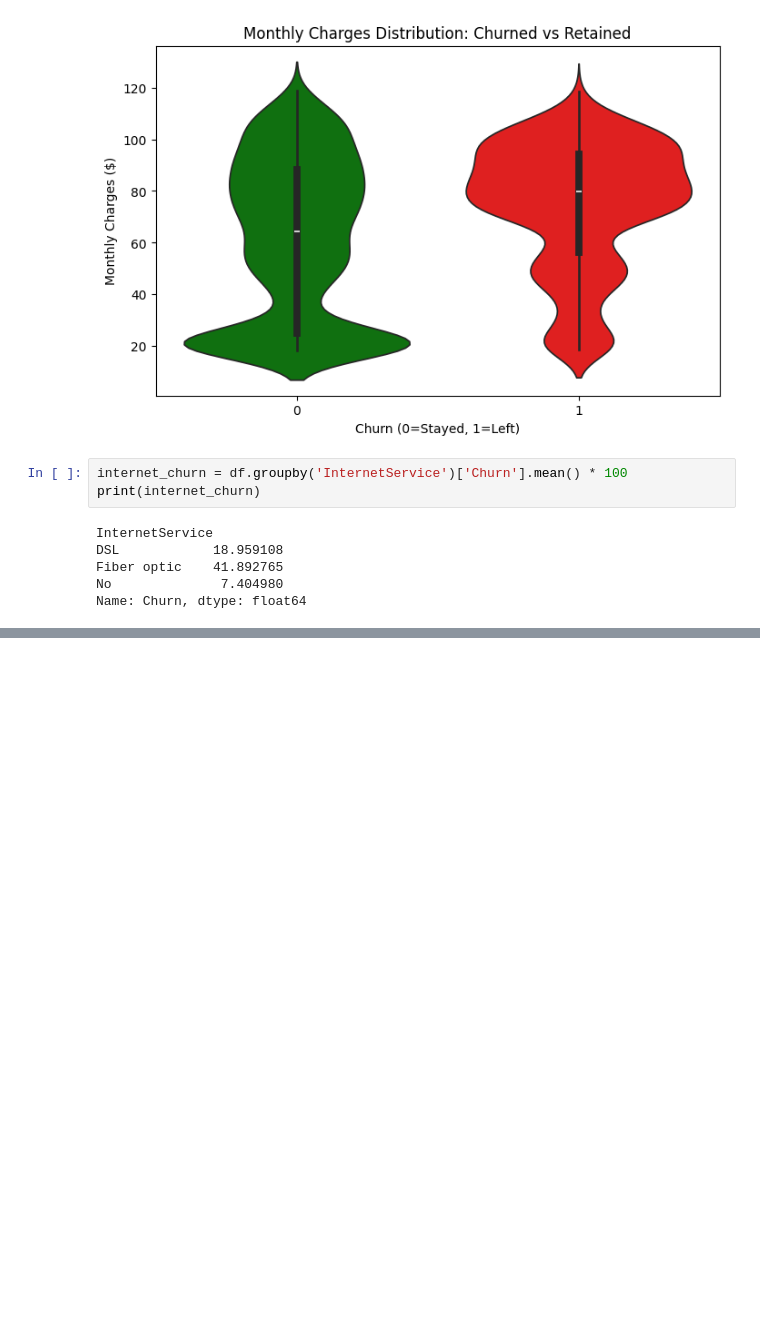
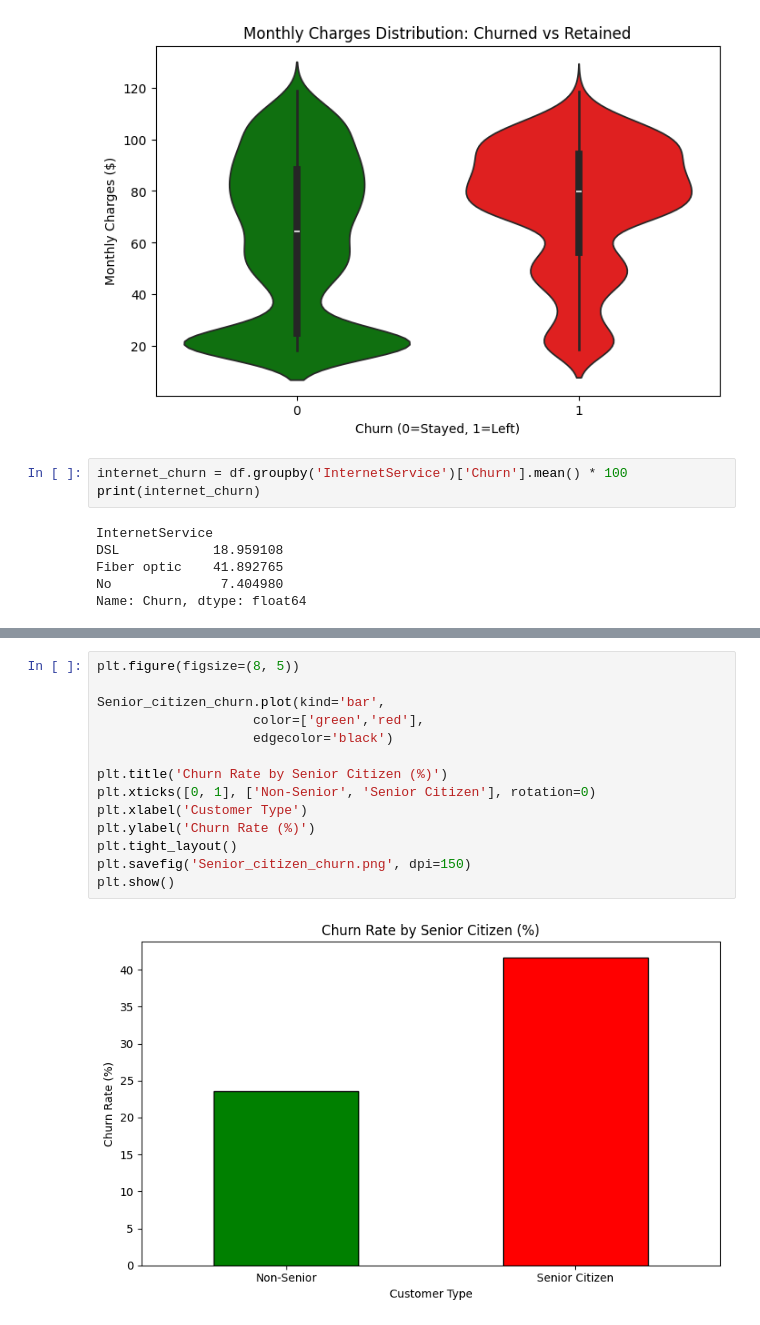
Before and after one commit to anupama-g-bhat/Customer-Churn-Analysis, a Jupyter notebook: churn_analysis.ipynb, the cells around one changed output, grey strips where cells are left out. Cells and saved outputs as stored; diff of their text form; blank space fills up the shorter version.

```diff
--- a/churn_analysis.ipynb
+++ b/churn_analysis.ipynb
@@ -188,0 +216,16 @@ Name: Churn, dtype: float64
+# %%
+plt.figure(figsize=(8, 5))
+
+Senior_citizen_churn.plot(kind='bar',
+                    color=['green','red'],
+                    edgecolor='black')
+
+plt.title('Churn Rate by Senior Citizen (%)')
+plt.xticks([0, 1], ['Non-Senior', 'Senior Citizen'], rotation=0)
+plt.xlabel('Customer Type')
+plt.ylabel('Churn Rate (%)')
+plt.tight_layout()
+plt.savefig('Senior_citizen_churn.png', dpi=150)
+plt.show()
+# %% [output]
+[figure, added]
```
Also changed, not shown: parts of 8 cells of this notebook, 11 other files.
